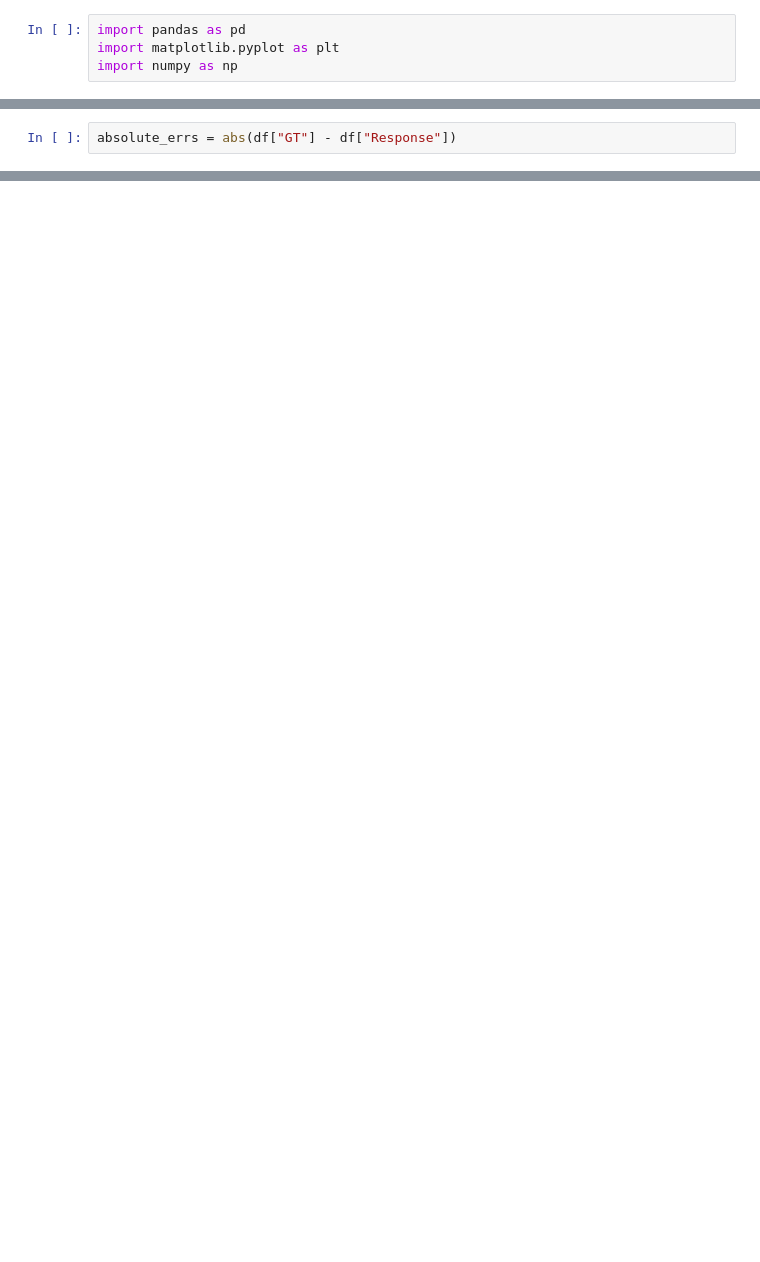
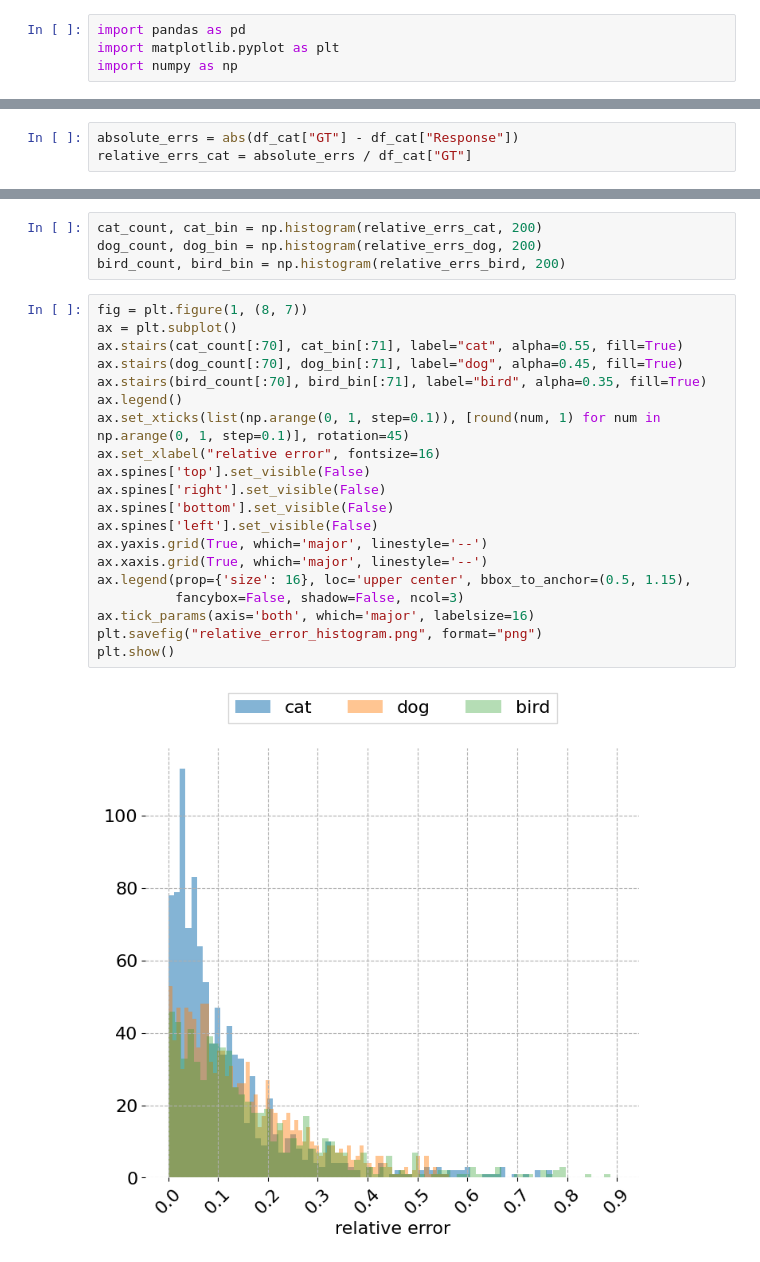
Before and after one commit to XFan2018/size-estimation-experiment, a Jupyter notebook: data_processing.ipynb, the cells around one changed output, grey strips where cells are left out. Drawn from its saved outputs; the diff is of its cells as text; blank space fills up the shorter version.

```diff
--- a/data_processing.ipynb
+++ b/data_processing.ipynb
@@ -20,2 +19,3 @@ df.head()
 # %%
-absolute_errs = abs(df["GT"] - df["Response"])
+absolute_errs = abs(df_cat["GT"] - df_cat["Response"])
+relative_errs_cat = absolute_errs / df_cat["GT"]
@@ -49,0 +98,26 @@ plt.show()
+# %%
+cat_count, cat_bin = np.histogram(relative_errs_cat, 200)
+dog_count, dog_bin = np.histogram(relative_errs_dog, 200)
+bird_count, bird_bin = np.histogram(relative_errs_bird, 200)
+# %%
+fig = plt.figure(1, (8, 7))
+ax = plt.subplot()
+ax.stairs(cat_count[:70], cat_bin[:71], label="cat", alpha=0.55, fill=True)
+ax.stairs(dog_count[:70], dog_bin[:71], label="dog", alpha=0.45, fill=True)
+ax.stairs(bird_count[:70], bird_bin[:71], label="bird", alpha=0.35, fill=True)
+ax.legend()
+ax.set_xticks(list(np.arange(0, 1, step=0.1)), [round(num, 1) for num in np.arange(0, 1, step=0.1)], rotation=45)
+ax.set_xlabel("relative error", fontsize=16)
+ax.spines['top'].set_visible(False)
+ax.spines['right'].set_visible(False)
+ax.spines['bottom'].set_visible(False)
+ax.spines['left'].set_visible(False)
+ax.yaxis.grid(True, which='major', linestyle='--')
+ax.xaxis.grid(True, which='major', linestyle='--')
+ax.legend(prop={'size': 16}, loc='upper center', bbox_to_anchor=(0.5, 1.15),
+          fancybox=False, shadow=False, ncol=3)
+ax.tick_params(axis='both', which='major', labelsize=16)
+plt.savefig("relative_error_histogram.png", format="png")
+plt.show()
+# %% [output]
+[figure, added]
```
Also changed, not shown: parts of 22 cells of this notebook, 10 other files.
